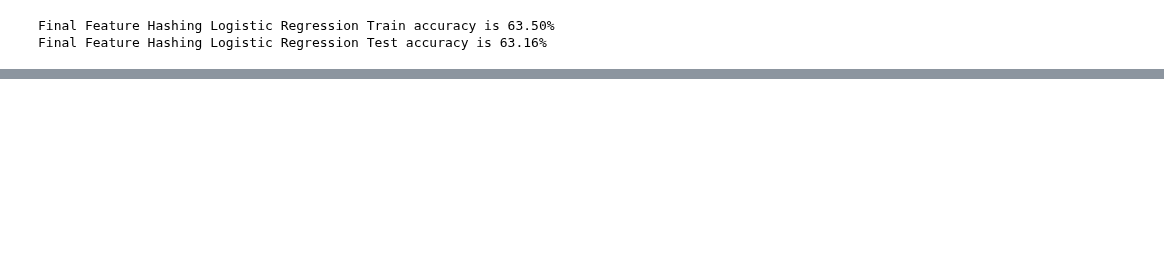
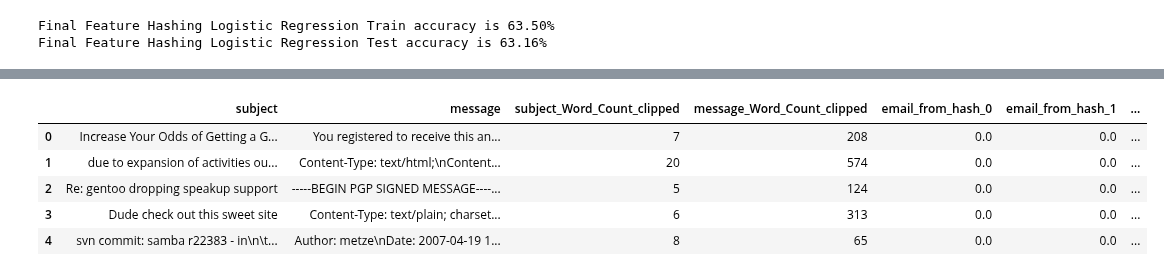
Before and after one commit to dfrancis-tech/email_spam, a Jupyter notebook: Feature_Engineering.ipynb, the cells around one changed output, grey strips where cells are left out. Drawn from its saved outputs; the diff is of its cells as text; code cells hidden in the pictures; blank space fills up the shorter version.

```diff
--- a/Feature_Engineering.ipynb
+++ b/Feature_Engineering.ipynb
@@ -686,0 +748,23 @@ The shape of X_validation is (5600, 76)
+# %%
+# Separate features for one hot encoding
+X_test_oneHot = X_test[['from_host', 'from_domain']]
+
+# Apply the transformations
+transformed = col_trans.transform(X_test_oneHot)
+
+# Put in a DataFrame
+transformed_df = pd.DataFrame(transformed.toarray(), columns=col_trans.get_feature_names_out())
+
+# Concatenate transformed_df to X_train along axis 1 (columns)
+X_test = pd.concat([X_test, transformed_df], axis=1)
+
+# Drop the 'from_host' and 'from_domain' columns from X_train
+X_test.drop(['from_host', 'from_domain'], axis=1, inplace=True)
+X_test.head()
+# %% [output]
+|  | subject | message | subject_Word_Count_clipped | message_Word_Count_clipped | email_from_hash_0 | email_from_hash_1 | ... |
+| 0 | Increase Your Odds of Getting a G... | You registered to receive this an... | 7 | 208 | 0.0 | 0.0 | ... |
+| 1 | due to expansion of activities ou... | Content-Type: text/html;\nContent... | 20 | 574 | 0.0 | 0.0 | ... |
+| 2 | Re: gentoo dropping speakup support | -----BEGIN PGP SIGNED MESSAGE----... | 5 | 124 | 0.0 | 0.0 | ... |
+| 3 | Dude check out this sweet site | Content-Type: text/plain; charset... | 6 | 313 | 0.0 | 0.0 | ... |
+| 4 | svn commit: samba r22383 - in\n\t... | Author: metze\nDate: 2007-04-19 1... | 8 | 65 | 0.0 | 0.0 | ... |
```
Also changed, not shown: parts of 35 cells of this notebook.
